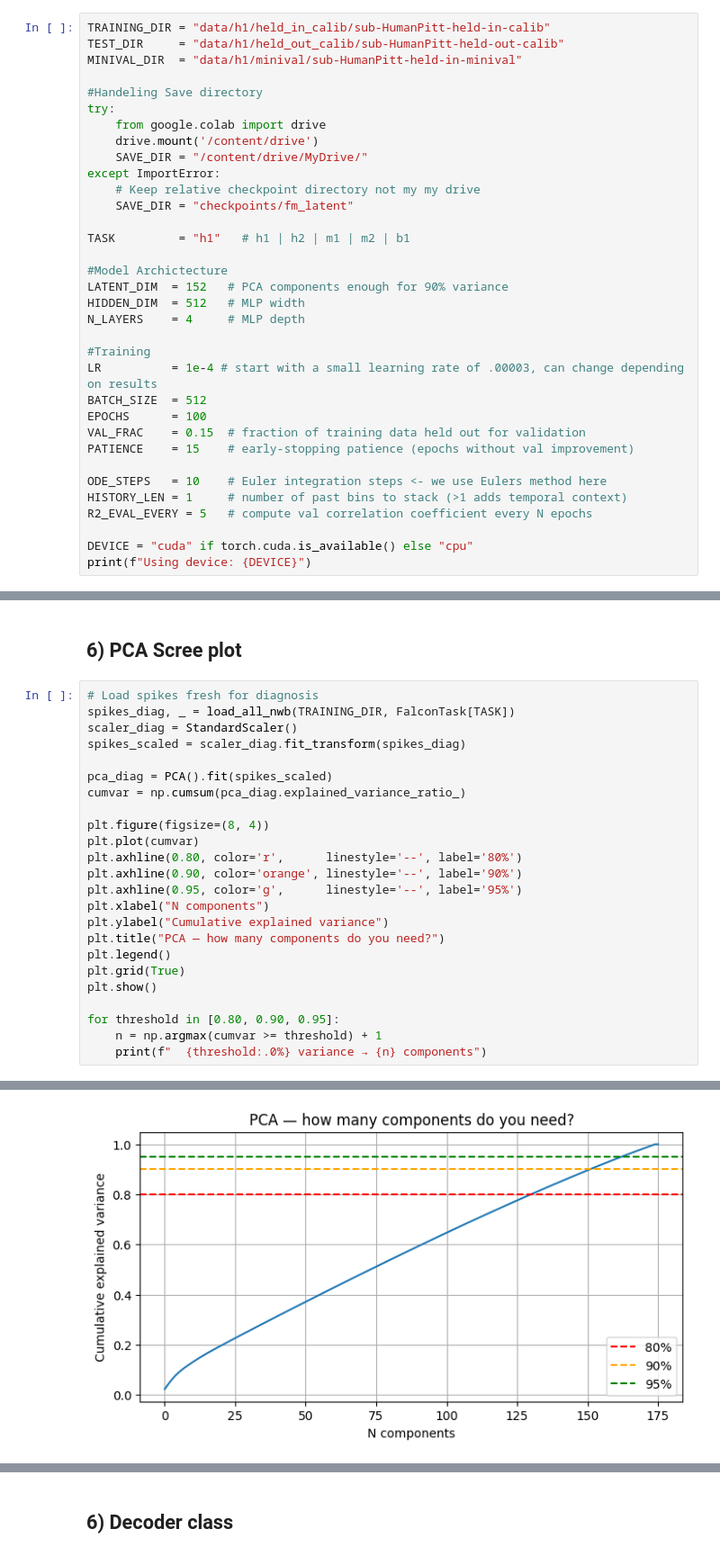
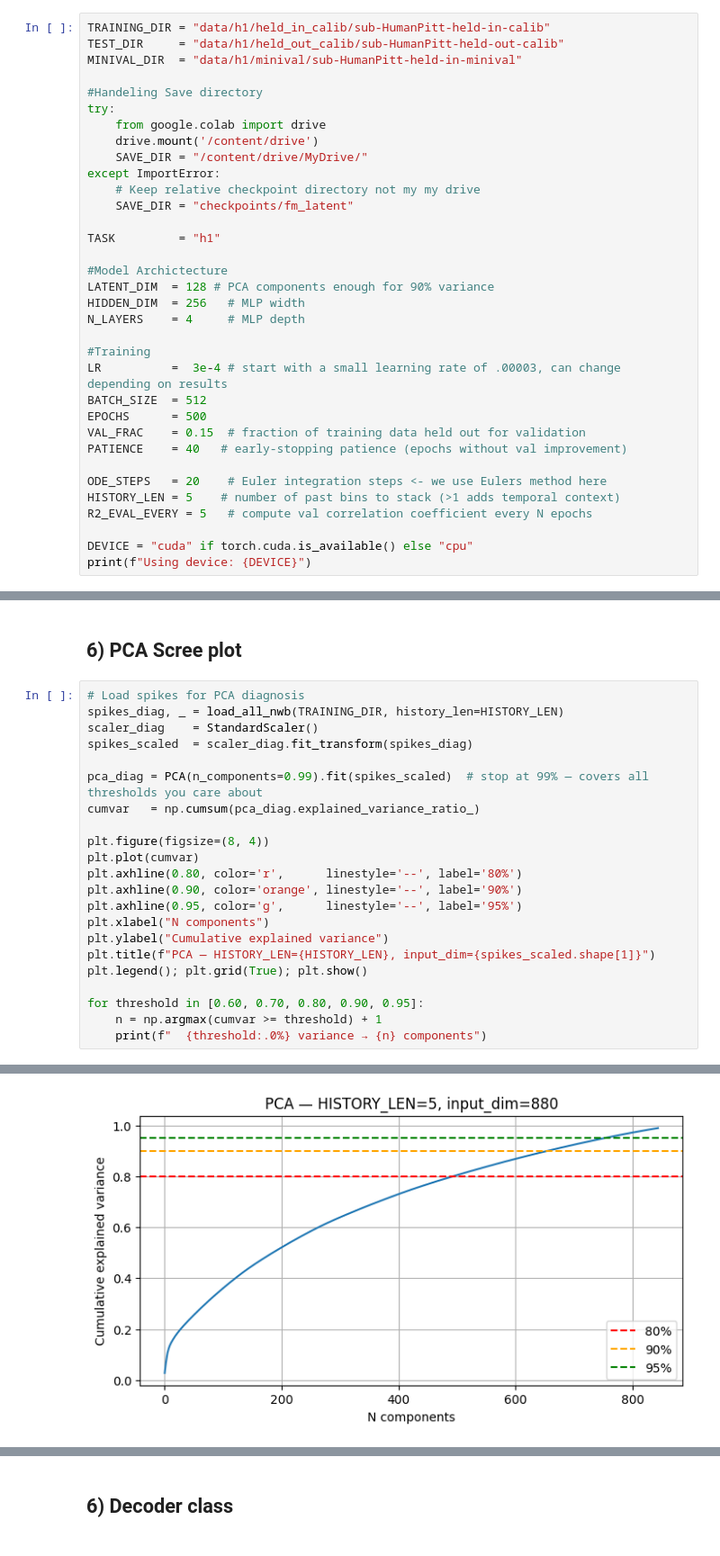
Before and after one commit to HelloUniversePyC/Falcon-Neuro-Geometry, a Jupyter notebook: models/fm_decoder.ipynb, the cells around one changed output, grey strips where cells are left out. Shown at 90% size. Saved outputs shown, nothing was run; the diff lists cells and outputs as text.

```diff
--- a/models/fm_decoder.ipynb
+++ b/models/fm_decoder.ipynb
@@ -131,22 +134,22 @@ except ImportError:
     # Keep relative checkpoint directory not my my drive
     SAVE_DIR = "checkpoints/fm_latent"
 
-TASK         = "h1"   # h1 | h2 | m1 | m2 | b1
+TASK         = "h1"
 
 #Model Archictecture
-LATENT_DIM  = 152   # PCA components enough for 90% variance
-HIDDEN_DIM  = 512   # MLP width
+LATENT_DIM  = 128 # PCA components enough for 90% variance
+HIDDEN_DIM  = 256   # MLP width
 N_LAYERS    = 4     # MLP depth
 
 #Training
-LR          = 1e-4 # start with a small learning rate of .00003, can change depending on results
+LR          =  3e-4 # start with a small learning rate of .00003, can change depending on results
 BATCH_SIZE  = 512
-EPOCHS      = 100
+EPOCHS      = 500
 VAL_FRAC    = 0.15  # fraction of training data held out for validation
-PATIENCE    = 15    # early-stopping patience (epochs without val improvement)
+PATIENCE    = 40   # early-stopping patience (epochs without val improvement)
 
-ODE_STEPS   = 10    # Euler integration steps <- we use Eulers method here
-HISTORY_LEN = 1     # number of past bins to stack (>1 adds temporal context)
+ODE_STEPS   = 20    # Euler integration steps <- we use Eulers method here
+HISTORY_LEN = 5    # number of past bins to stack (>1 adds temporal context)
 R2_EVAL_EVERY = 5   # compute val correlation coefficient every N epochs
 
 DEVICE = "cuda" if torch.cuda.is_available() else "cpu"
@@ -257,13 +313,13 @@ def load_all_nwb(data_dir: str, task: FalconTask,
 # %% [markdown]
 ## 6) PCA Scree plot
 # %%
-# Load spikes fresh for diagnosis
-spikes_diag, _ = load_all_nwb(TRAINING_DIR, FalconTask[TASK])
-scaler_diag = StandardScaler()
-spikes_scaled = scaler_diag.fit_transform(spikes_diag)
+# Load spikes for PCA diagnosis
+spikes_diag, _ = load_all_nwb(TRAINING_DIR, history_len=HISTORY_LEN)
+scaler_diag    = StandardScaler()
+spikes_scaled  = scaler_diag.fit_transform(spikes_diag)
 
-pca_diag = PCA().fit(spikes_scaled)
-cumvar = np.cumsum(pca_diag.explained_variance_ratio_)
+pca_diag = PCA(n_components=0.99).fit(spikes_scaled)  # stop at 99% — covers all thresholds you care about
+cumvar   = np.cumsum(pca_diag.explained_variance_ratio_)
 
 plt.figure(figsize=(8, 4))
 plt.plot(cumvar)
@@ -272,12 +328,10 @@ plt.axhline(0.90, color='orange', linestyle='--', label='90%')
 plt.axhline(0.95, color='g',      linestyle='--', label='95%')
 plt.xlabel("N components")
 plt.ylabel("Cumulative explained variance")
-plt.title("PCA — how many components do you need?")
-plt.legend()
-plt.grid(True)
-plt.show()
+plt.title(f"PCA — HISTORY_LEN={HISTORY_LEN}, input_dim={spikes_scaled.shape[1]}")
+plt.legend(); plt.grid(True); plt.show()
 
-for threshold in [0.80, 0.90, 0.95]:
+for threshold in [0.60, 0.70, 0.80, 0.90, 0.95]:
     n = np.argmax(cumvar >= threshold) + 1
     print(f"  {threshold:.0%} variance → {n} components")
 # %% [output]
@@ -298 +352 @@ Found 13 NWB files in data/h1/held_in_calib/sub-HumanPitt-held-in-calib
-[figure, old version]
+[figure, new version]
```
Also changed, not shown: parts of 10 cells of this notebook.
